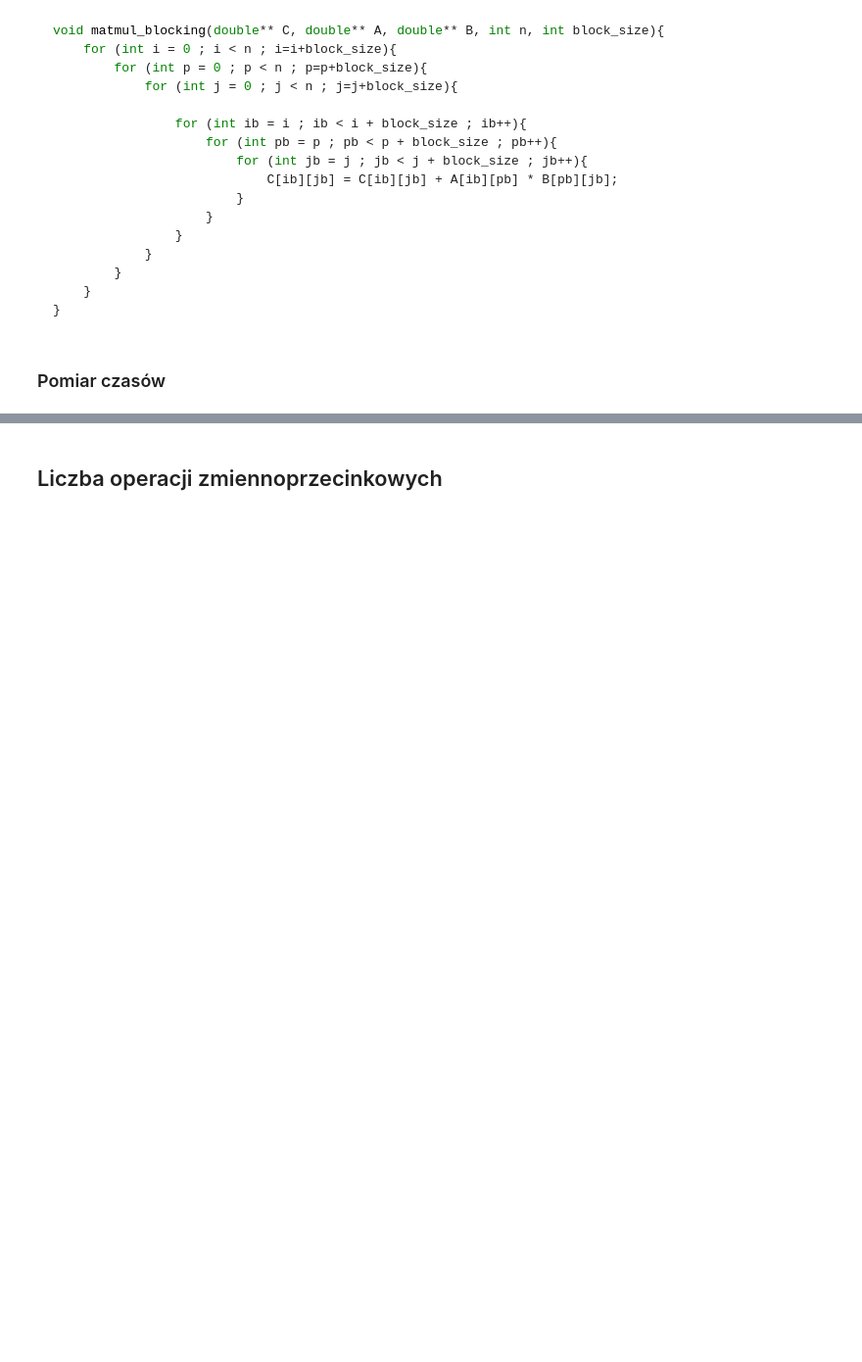
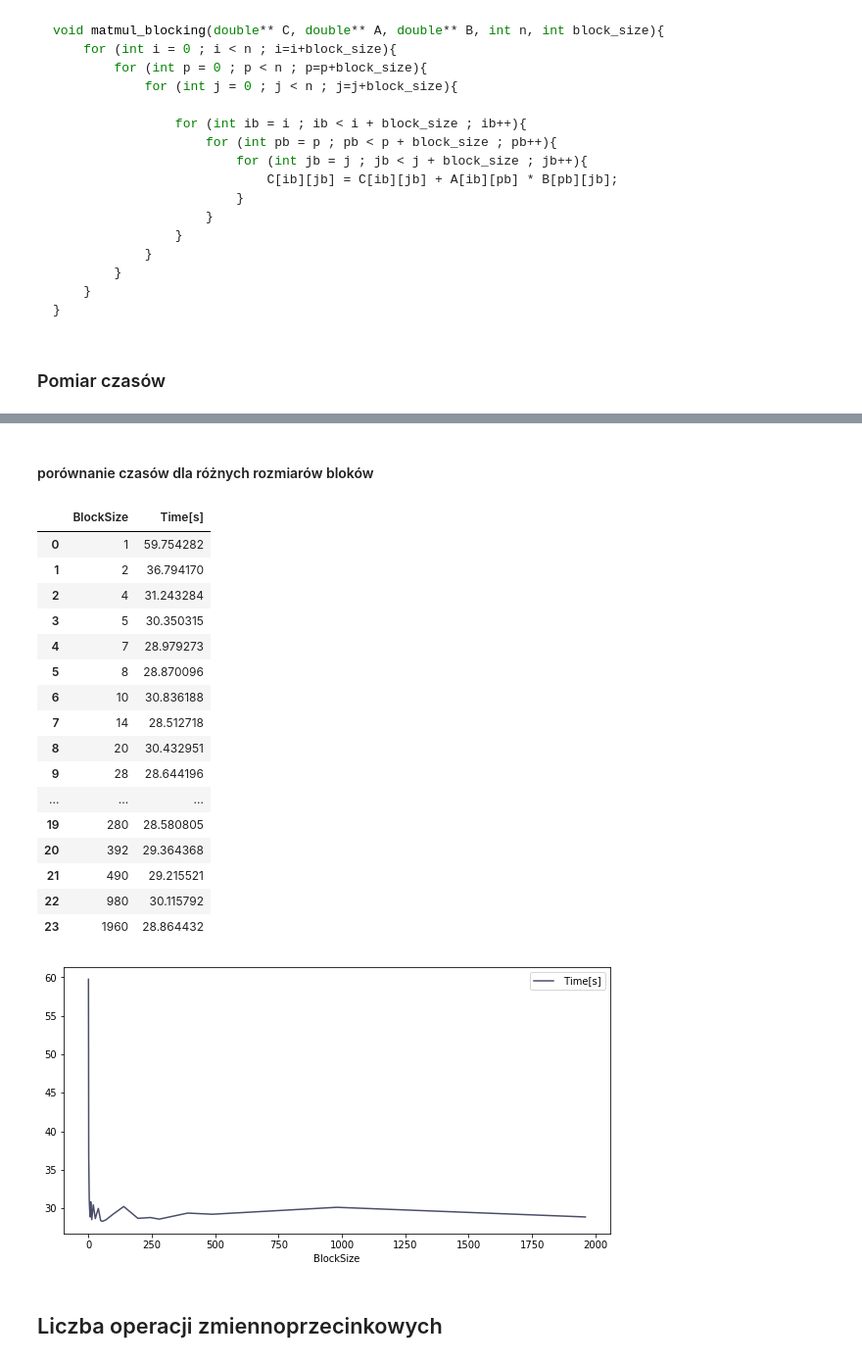
Before and after one commit to mhawryluk/matrix-algorithms, a Jupyter notebook: lab1/lab1.ipynb, the cells around one changed output, grey strips where cells are left out. Shown at 98% size. Saved outputs shown, nothing was run; the diff lists cells and outputs as text; code cells hidden in the pictures; blank space fills up the shorter version.

```diff
--- a/lab1/lab1.ipynb
+++ b/lab1/lab1.ipynb
@@ -501,3 +545,37 @@ int main()
+# %% [markdown]
+#### porównanie czasów dla różnych rozmiarów bloków
+# %%
+def show_block_times(file):
+    data = pd.read_csv(file)
+
+    data.plot(
+        x='BlockSize',
+        color="#4a4e69",
+        figsize=(10, 5)
+    )
+
+    return data
+
+show_block_times("blocking_times.csv")
+# %% [output]
+|  | BlockSize | Time[s] |
+| 0 | 1 | 59.754282 |
+| 1 | 2 | 36.794170 |
+| 2 | 4 | 31.243284 |
+| 3 | 5 | 30.350315 |
+| 4 | 7 | 28.979273 |
+| 5 | 8 | 28.870096 |
+| 6 | 10 | 30.836188 |
+| 7 | 14 | 28.512718 |
+| 8 | 20 | 30.432951 |
+| 9 | 28 | 28.644196 |
+| ... | ... | ... |
+| 19 | 280 | 28.580805 |
+| 20 | 392 | 29.364368 |
+| 21 | 490 | 29.215521 |
+| 22 | 980 | 30.115792 |
+| 23 | 1960 | 28.864432 |
+[figure, added]
 # %% [markdown]
 ## Liczba operacji zmiennoprzecinkowych
 # %% [markdown]
```
Also changed, not shown: parts of 3 cells of this notebook.
